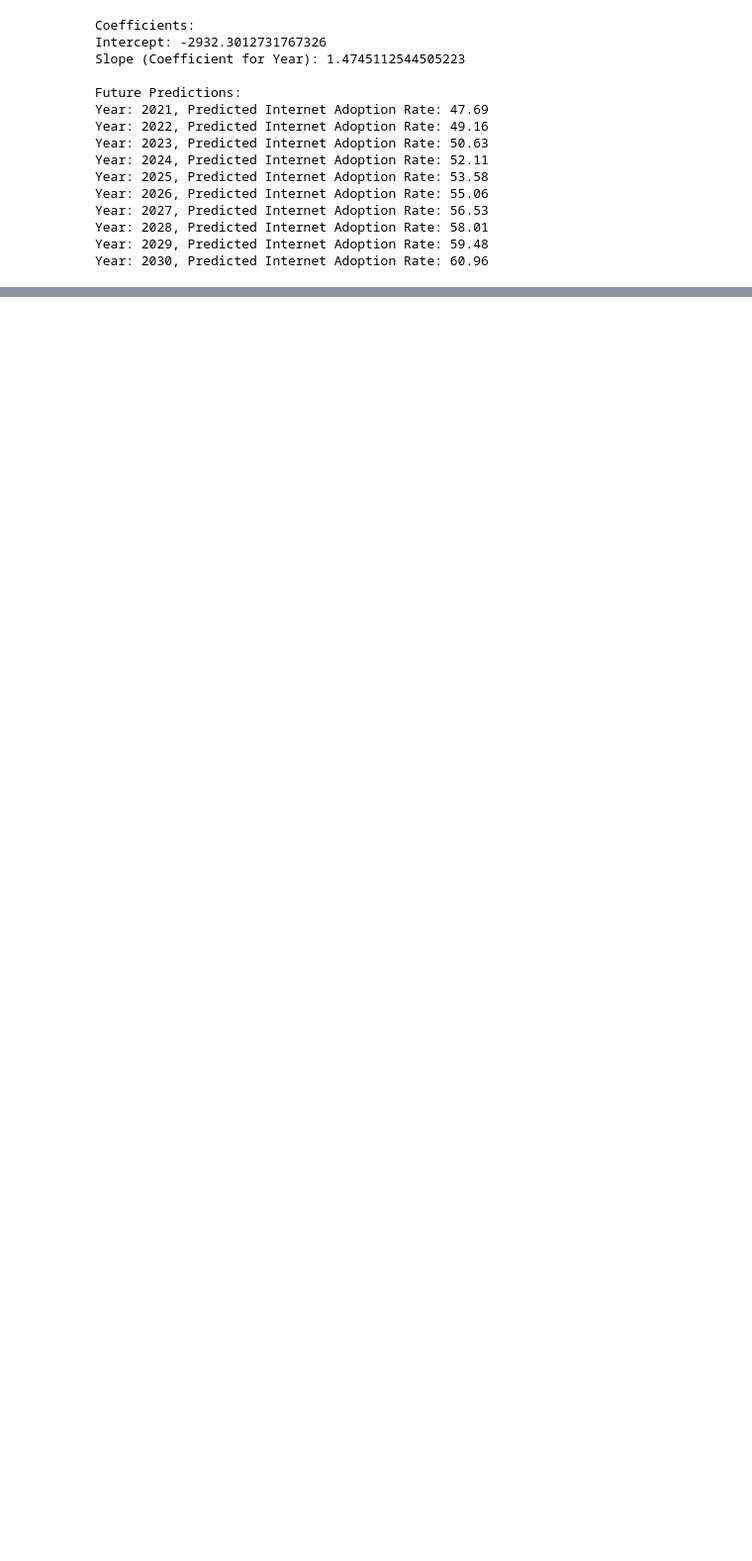
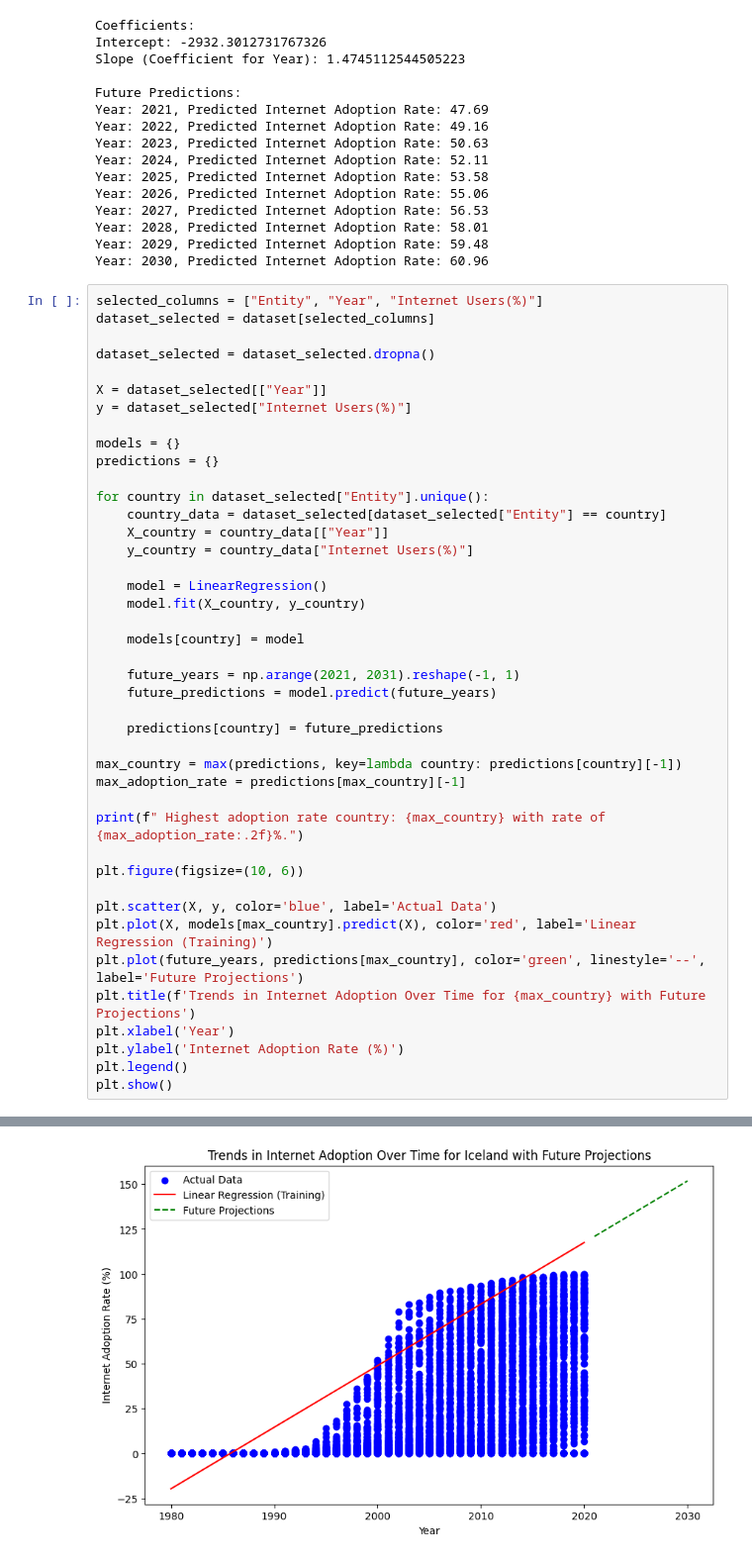
Before and after one commit to lawgATWIT/Data-Science-Fundamentals-Individual-Project, a Jupyter notebook: code/project.ipynb, the cells around one changed output, grey strips where cells are left out. Shown at 99% size. Saved outputs shown, nothing was run; the diff lists cells and outputs as text; blank space fills up the shorter version.

Commit message:
added new images, added to readme and code

```diff
--- a/code/project.ipynb
+++ b/code/project.ipynb
@@ -276,3 +276,46 @@ Year: 2027, Predicted Internet Adoption Rate: 56.53
 Year: 2028, Predicted Internet Adoption Rate: 58.01
 Year: 2029, Predicted Internet Adoption Rate: 59.48
 Year: 2030, Predicted Internet Adoption Rate: 60.96
+# %%
+selected_columns = ["Entity", "Year", "Internet Users(%)"]
+dataset_selected = dataset[selected_columns]
+
+dataset_selected = dataset_selected.dropna()
+
+X = dataset_selected[["Year"]]
+y = dataset_selected["Internet Users(%)"]
+
+models = {}
+predictions = {}
+
+for country in dataset_selected["Entity"].unique():
+    country_data = dataset_selected[dataset_selected["Entity"] == country]
+    X_country = country_data[["Year"]]
+    y_country = country_data["Internet Users(%)"]
+
+    model = LinearRegression()
+    model.fit(X_country, y_country)
+
+    models[country] = model
+
+    future_years = np.arange(2021, 2031).reshape(-1, 1)
+    future_predictions = model.predict(future_years)
+
+    predictions[country] = future_predictions
+
+max_country = max(predictions, key=lambda country: predictions[country][-1])
+max_adoption_rate = predictions[max_country][-1]
+
+print(f" Highest adoption rate country: {max_country} with rate of {max_adoption_rate:.2f}%.")
+
+plt.figure(figsize=(10, 6))
+
+plt.scatter(X, y, color='blue', label='Actual Data')
+plt.plot(X, models[max_country].predict(X), color='red', label='Linear Regression (Training)')
+plt.plot(future_years, predictions[max_country], color='green', linestyle='--', label='Future Projections')
+plt.title(f'Trends in Internet Adoption Over Time for {max_country} with Future Projections')
+plt.xlabel('Year')
+plt.ylabel('Internet Adoption Rate (%)')
+plt.legend()
+plt.show()
+# %% [output]
@@ -278,0 +323 @@ Year: 2030, Predicted Internet Adoption Rate: 60.96
+[figure, added]
```
Also changed, not shown: parts of 2 cells of this notebook, 3 other files.
